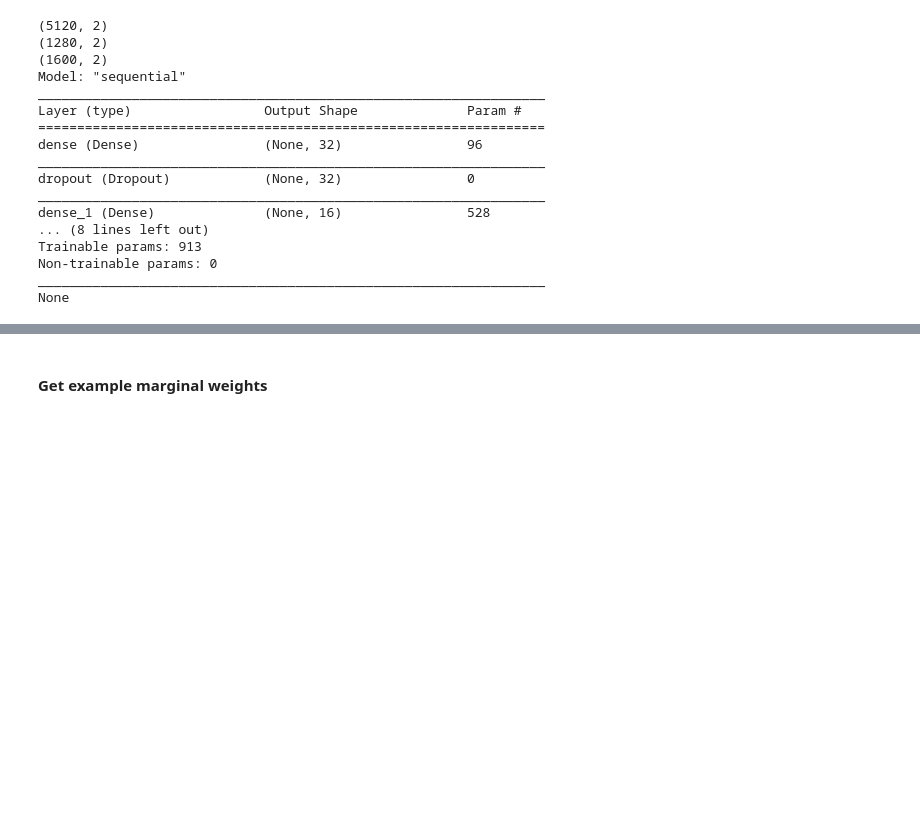
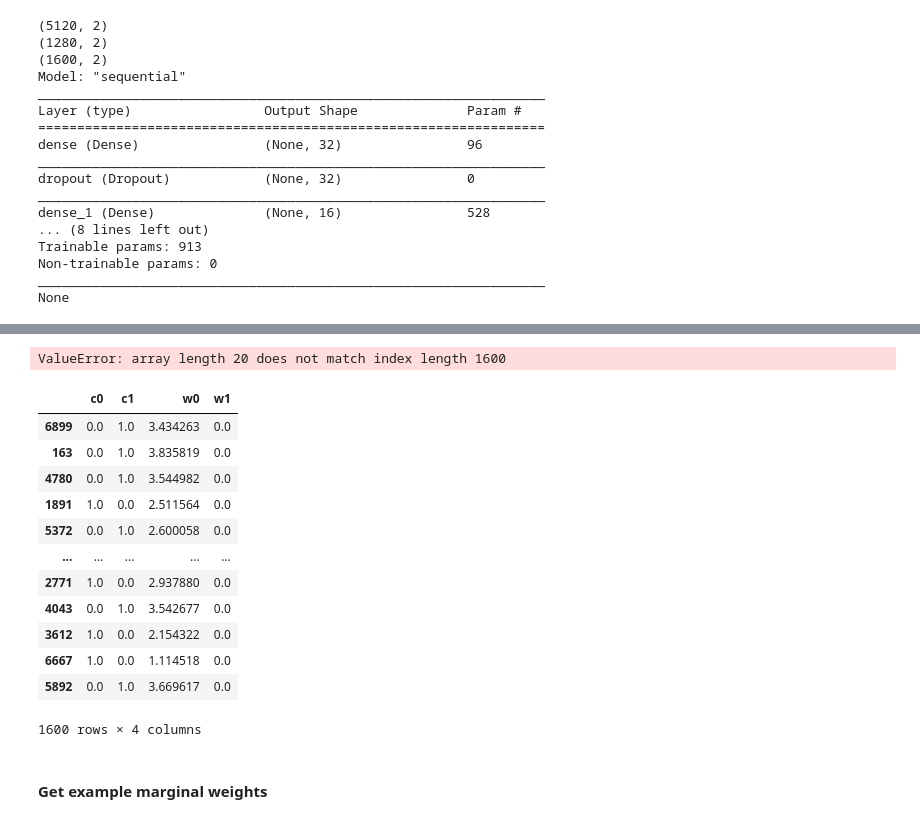
Before and after one commit to kingjosephm/DiscriminationMitigation, a Jupyter notebook: writeup/Demonstration_of_Proxy_Discrimination.ipynb, the cells around one changed output, grey strips where cells are left out. Saved outputs shown, nothing was run; the diff lists cells and outputs as text; code cells hidden in the pictures; blank space fills up the shorter version.

```diff
--- a/Demonstration_of_Proxy_Discrimination.ipynb
+++ b/writeup/Demonstration_of_Proxy_Discrimination.ipynb
@@ -219,3 +286,46 @@ fig
+# %%
+X_test_pseudo = X_test.copy()
+w1_mean = (gamma[1,0] + gamma[1,1])/2
+X_test_pseudo.loc[:,"w1"] = X_test.loc[:, "w1"] * 0 + w1_mean
+y_test_hat__no_C = model.predict(X_test)
+w0_test = X_test.loc[:, "w0"]
+
+w0_space
+
+y_train_hat__no_C = model.predict(X_train)
+w0_train = X_train.loc[:, "w0"]
+
+#fig, axs = plt.subplots(ncols=1)
+#axs.plot(w0_space, y_fitted_w0_c0, color = "blue")
+#axs.plot(w0_space, y_fitted_w0_c1, color = "red")
+
+axs.scatter(w0_test, y_test_hat__no_C, color = "orange", marker= '.', label='prediction: class omited', s=.2)
+#axs.scatter(w0_train, y_train_hat__no_C, color = "yellow", marker= 'o', label='prediction: class omited', s=1)
+
+
+
+#X_hypotheticals__to_draw_line = pd.DataFrame({"c0": X_test.loc[:, "c0"], "c1": X_test.loc[:, "c1"], "w0": w0_space, "w1": w0_space * 0 + w1_mean})
+#y_hypothetical = model.predict(X_hypotheticals__to_draw_line)
+#axs.plot(X_hypotheticals__to_draw_line.loc[:,"w0"], y_hypothetical, color="purple")
+fig
+# %% [output]
+ValueError: array length 20 does not match index length 1600
+# %%
+X_test_pseudo
+# %% [output]
+|  | c0 | c1 | w0 | w1 |
+| 6899 | 0.0 | 1.0 | 3.434263 | 0.0 |
+| 163 | 0.0 | 1.0 | 3.835819 | 0.0 |
+| 4780 | 0.0 | 1.0 | 3.544982 | 0.0 |
+| 1891 | 1.0 | 0.0 | 2.511564 | 0.0 |
+| 5372 | 0.0 | 1.0 | 2.600058 | 0.0 |
+| ... | ... | ... | ... | ... |
+| 2771 | 1.0 | 0.0 | 2.937880 | 0.0 |
+| 4043 | 0.0 | 1.0 | 3.542677 | 0.0 |
+| 3612 | 1.0 | 0.0 | 2.154322 | 0.0 |
+| 6667 | 1.0 | 0.0 | 1.114518 | 0.0 |
+| 5892 | 0.0 | 1.0 | 3.669617 | 0.0 |
+1600 rows × 4 columns
 # %% [markdown]
 #### Get example marginal weights
 # %%
```
Also changed, not shown: parts of 7 cells of this notebook, 3 other files.
